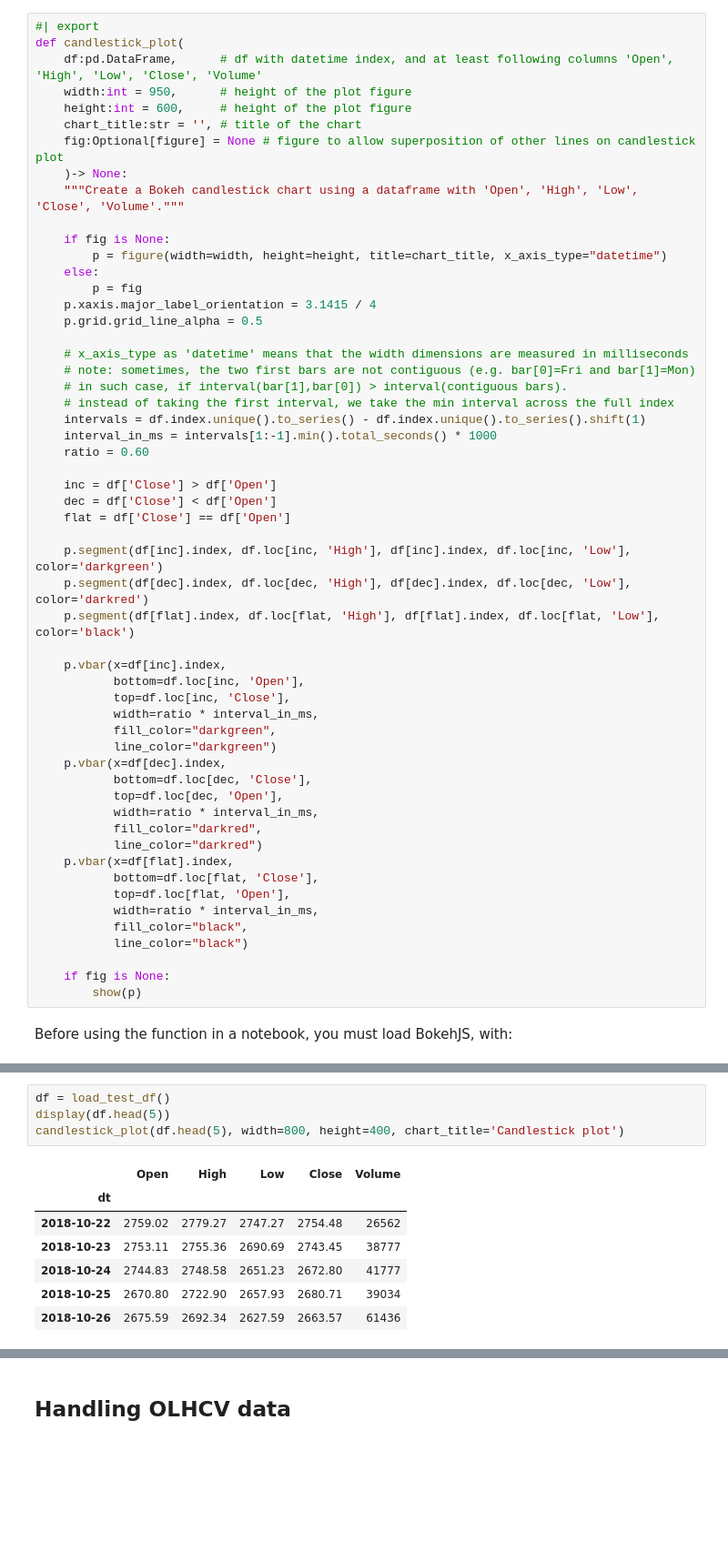
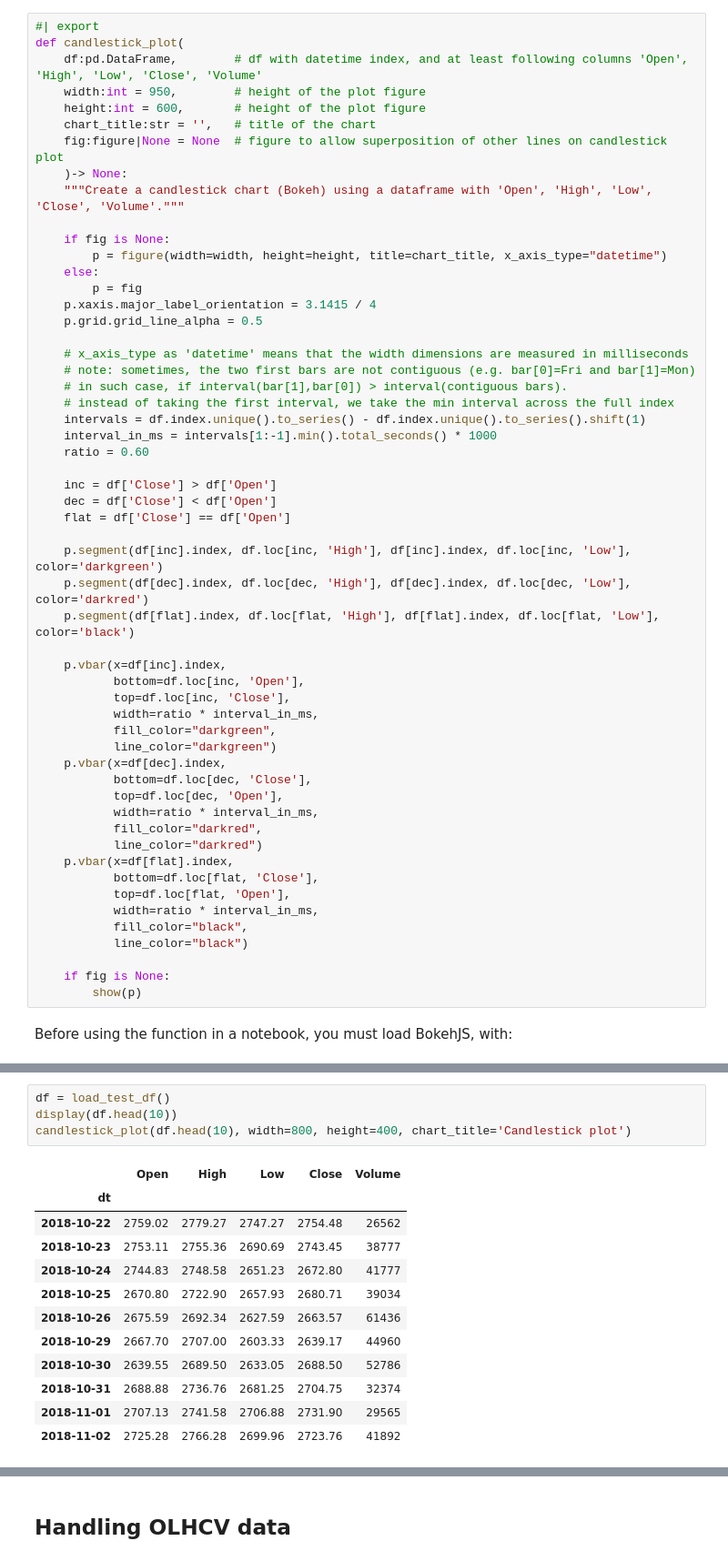
Before and after one commit to vtecftwy/ecfintools, a Jupyter notebook: nbs-dev/01_ohlcv.ipynb, the cells around one changed output, grey strips where cells are left out. Shown at 91% size. Drawn from its saved outputs; the diff is of its cells as text; blank space fills up the shorter version.

```diff
--- a/nbs-dev/01_ohlcv.ipynb
+++ b/nbs-dev/01_ohlcv.ipynb
@@ -29,13 +29,13 @@ from bokeh.plotting import figure, output_notebook, show
 # %%
 #| export
 def candlestick_plot(
-    df:pd.DataFrame,      # df with datetime index, and at least following columns 'Open', 'High', 'Low', 'Close', 'Volume'
-    width:int = 950,      # height of the plot figure
-    height:int = 600,     # height of the plot figure
-    chart_title:str = '', # title of the chart
-    fig:Optional[figure] = None # figure to allow superposition of other lines on candlestick plot
+    df:pd.DataFrame,        # df with datetime index, and at least following columns 'Open', 'High', 'Low', 'Close', 'Volume'
+    width:int = 950,        # height of the plot figure
+    height:int = 600,       # height of the plot figure
+    chart_title:str = '',   # title of the chart
+    fig:figure|None = None  # figure to allow superposition of other lines on candlestick plot
     )-> None:
-    """Create a Bokeh candlestick chart using a dataframe with 'Open', 'High', 'Low', 'Close', 'Volume'."""
+    """Create a candlestick chart (Bokeh) using a dataframe with 'Open', 'High', 'Low', 'Close', 'Volume'."""
 
     if fig is None:
         p = figure(width=width, height=height, title=chart_title, x_axis_type="datetime")
@@ -91,14 +93,19 @@ output_notebook()
 # %%
 df = load_test_df()
-display(df.head(5))
-candlestick_plot(df.head(5), width=800, height=400, chart_title='Candlestick plot')
+display(df.head(10))
+candlestick_plot(df.head(10), width=800, height=400, chart_title='Candlestick plot')
 # %% [output]
 |  | Open | High | Low | Close | Volume |
 | dt |  |  |  |  |  |
 | 2018-10-22 | 2759.02 | 2779.27 | 2747.27 | 2754.48 | 26562 |
 | 2018-10-23 | 2753.11 | 2755.36 | 2690.69 | 2743.45 | 38777 |
 | 2018-10-24 | 2744.83 | 2748.58 | 2651.23 | 2672.80 | 41777 |
 | 2018-10-25 | 2670.80 | 2722.90 | 2657.93 | 2680.71 | 39034 |
 | 2018-10-26 | 2675.59 | 2692.34 | 2627.59 | 2663.57 | 61436 |
+| 2018-10-29 | 2667.70 | 2707.00 | 2603.33 | 2639.17 | 44960 |
+| 2018-10-30 | 2639.55 | 2689.50 | 2633.05 | 2688.50 | 52786 |
+| 2018-10-31 | 2688.88 | 2736.76 | 2681.25 | 2704.75 | 32374 |
+| 2018-11-01 | 2707.13 | 2741.58 | 2706.88 | 2731.90 | 29565 |
+| 2018-11-02 | 2725.28 | 2766.28 | 2699.96 | 2723.76 | 41892 |
 [interactive output not drawn]
 [interactive output not drawn]
```
Also changed, not shown: parts of 13 cells of this notebook, 23 other files.
